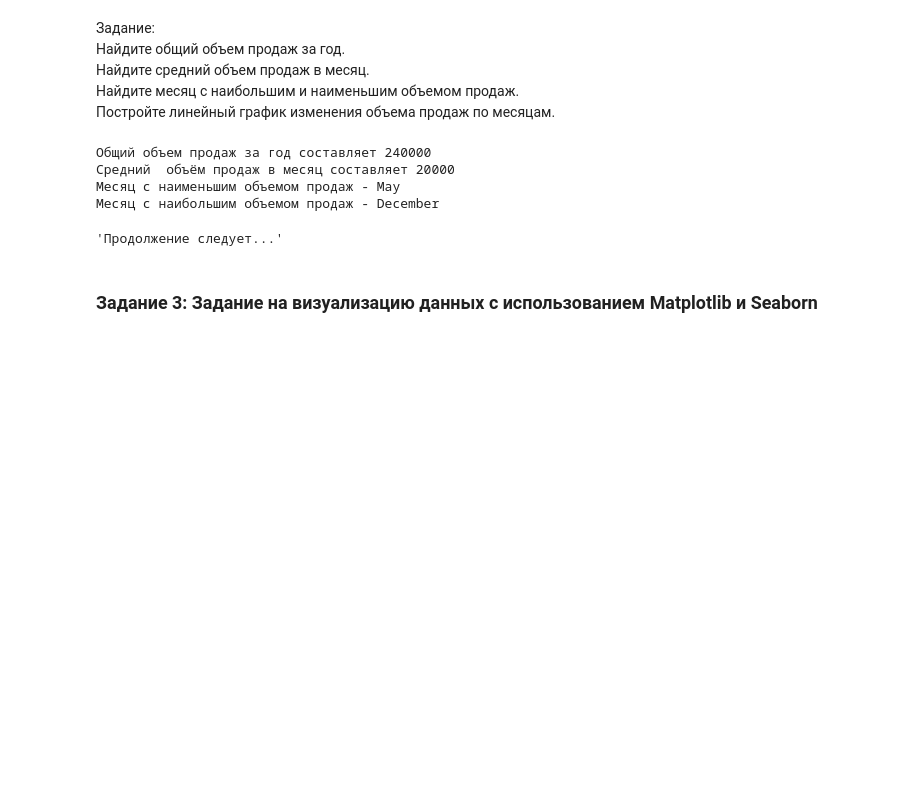
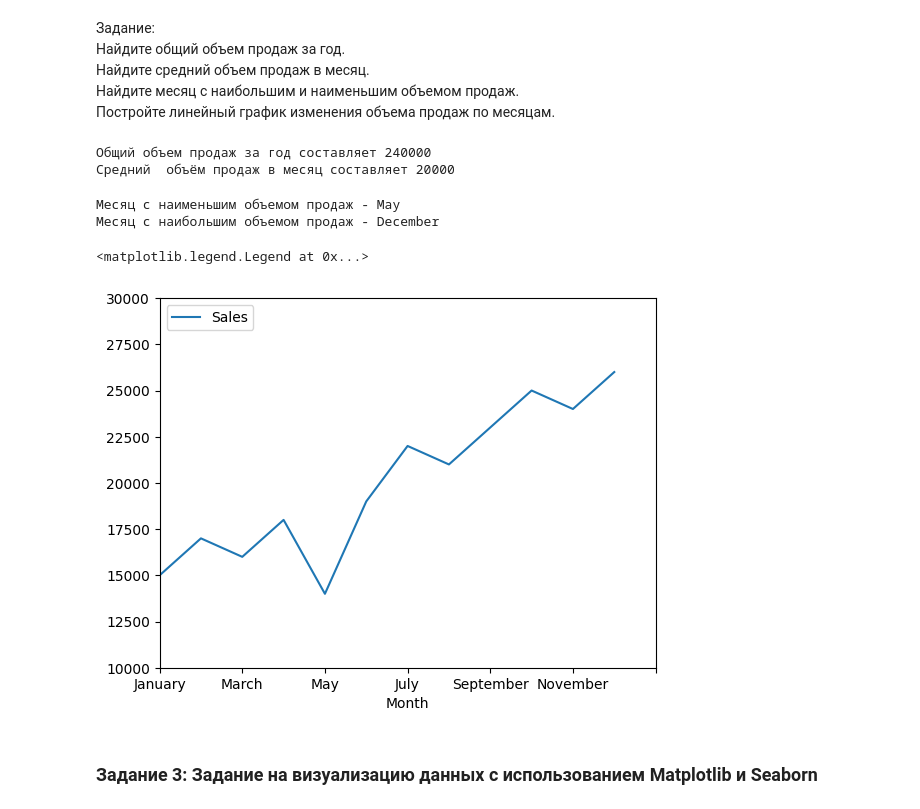
Before and after one commit to akazachkov/ML_lesson_material, a Jupyter notebook: Домашнее_задание(03_07_2024).ipynb, the cells around one changed output. Saved outputs shown, nothing was run; the diff lists cells and outputs as text; code cells hidden in the pictures; blank space fills up the shorter version.

```diff
--- a/Домашнее_задание(03_07_2024).ipynb
+++ b/Домашнее_задание(03_07_2024).ipynb
@@ -121,37 +123,46 @@ sales_data = {
 Найдите месяц с наибольшим и наименьшим объемом продаж.<br>
 Постройте линейный график изменения объема продаж по месяцам.
 # %%
-import pandas as pd
-
 sales_data_pd = pd.DataFrame(sales_data)
 
 print(f"Общий объем продаж за год составляет {sum(list(sales_data_pd['Sales']))}")  # Общий объем продаж за год
 
 print(f"Cредний  объём продаж в месяц составляет {int(sales_data_pd['Sales'].mean())}")  # Средний объём продаж в месяц
-
-
-
-# Найдите месяц с наибольшим и наименьшим объемом продаж.
-
-sales_data_pd.sort_values(by='Sales', inplace=True)
-sales_data_pd.reset_index(drop=True, inplace=True)
-month_min_sales = sales_data_pd.head(1)
-month_max_sales = sales_data_pd.tail(1)
-
-print(f"Месяц с наименьшим объемом продаж - {month_min_sales.loc[0, 'Month']}")
-print(f"Месяц с наибольшим объемом продаж - {month_max_sales.iloc[-1, 0]}")
-
-
-
-# Постройте линейный график изменения объема продаж по месяцам.
-
-'''Продолжение следует...'''
 # %% [output]
 Общий объем продаж за год составляет 240000
 Cредний  объём продаж в месяц составляет 20000
-Месяц с наименьшим объемом продаж - May
-Месяц с наибольшим объемом продаж - December
-'Продолжение следует...'
+# %%
+# Найдите месяц с наибольшим и наименьшим объемом продаж.
+
+sales_data_pd = pd.DataFrame(sales_data)
+
+sales_data_pd.sort_values(by='Sales', inplace=True)
+sales_data_pd.reset_index(drop=True, inplace=True)
+
+print(f"Месяц с наименьшим объемом продаж - {sales_data_pd.loc[0, 'Month']}\nМесяц с наибольшим объемом продаж - {sales_data_pd.iloc[-1, 0]}")  # В одном принте
+
+# print(f"Месяц с наибольшим объемом продаж - {sales_data_pd.iloc[-1, 0]}")  # Либо можно отдельно вынести принт месяца с наибольшими продажами
+# %% [output]
+Месяц с наименьшим объемом продаж - May
+Месяц с наибольшим объемом продаж - December
+# %%
+# Постройте линейный график изменения объема продаж по месяцам.
+
+import matplotlib.pyplot as plt  # Добавим пару настроек отображения графика
+
+sales_data = {
+    'Month': ['January', 'February', 'March', 'April', 'May', 'June', 'July', 'August', 'September', 'October', 'November', 'December'],
+    'Sales': [15000, 17000, 16000, 18000, 14000, 19000, 22000, 21000, 23000, 25000, 24000, 26000]
+}
+
+sales_data_pd = pd.DataFrame(sales_data)
+
+sales_data_pd.plot( 'Month' , 'Sales' )
+plt.axis([0,12,10000,30000])  # Настройка начала и конца по осям
+plt.legend(loc=2)  # Настройка места отображения легенды
+# %% [output]
+<matplotlib.legend.Legend at 0x...>
+[figure, added]
 # %% [markdown]
 ### Задание 3: Задание на визуализацию данных с использованием Matplotlib и Seaborn
 # %% [markdown]
```
Also changed, not shown: parts of 6 cells of this notebook.
